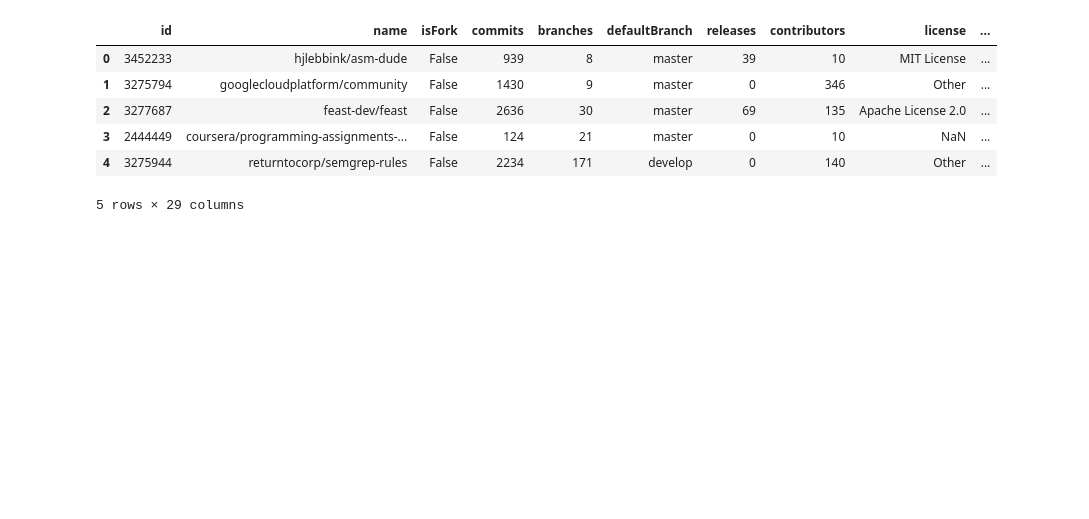
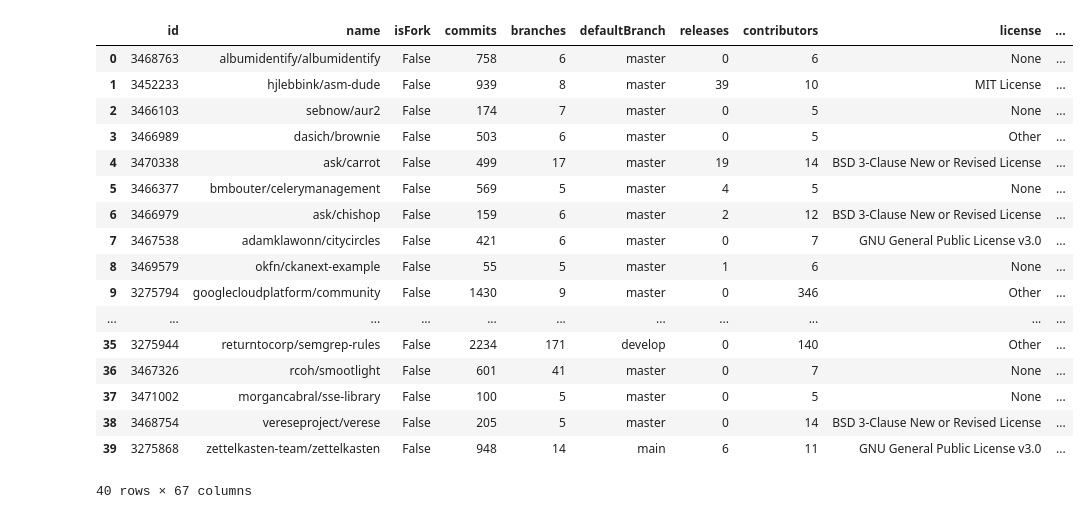
Before and after one commit to alihaider1264/sca-ml, a Jupyter notebook: Jupyter Notebooks/Testing/Python Dataset Testing Notebook.ipynb, the cells around one changed output. Cells and saved outputs as stored; diff of their text form; code cells hidden in the pictures; blank space fills up the shorter version.

Commit message:
Loads of Stuff, Actual Machine Learning

```diff
--- a/Jupyter Notebooks/Testing/Python Dataset Testing Notebook.ipynb
+++ b/Jupyter Notebooks/Testing/Python Dataset Testing Notebook.ipynb
@@ -5,9 +5,25 @@ import os
 import pandas as pd
 import matplotlib.pyplot as plt
 import seaborn as sns
+from tkinter import Variable
+import torch
+import torch.nn as nn
+import torch.nn.functional as F
+from sklearn import preprocessing
+import sklearn
+from sklearn.feature_extraction.text import CountVectorizer
+from sklearn.feature_extraction.text import TfidfTransformer
+from sklearn.model_selection import train_test_split
+from sklearn.metrics import accuracy_score
+from sklearn.metrics import confusion_matrix
+from sklearn.metrics import classification_report
+from sklearn.metrics import f1_score
+from sklearn.metrics import precision_score
+from sklearn.naive_bayes import MultinomialNB
+import time
 
 
-pathToDataCollectorDatabase = 'C:\\Users\\mcall\\Desktop\\test\\sca-ml\\Jupyter Notebooks\\Testing\\PythonTest\\'
+pathToDataCollectorDatabase = 'D:\\PythonTestSmall'
 # %%
 def searchFiles(path, fileformats):
     filesToDo = []
@@ -30,34 +46,38 @@ def searchFileName(path, fileName):
 # %%
 
 filesToIndex = searchFileName(pathToDataCollectorDatabase,"gitinfo.txt")
 #Create a dataframe that contains the data of the gitinfo.txt files
+import json
+import warnings
+warnings.filterwarnings('ignore')
+i=0
 #example of the gitinfo.txt file    {"id": 3452233, "name": "hjlebbink/asm-dude", "isFork": false, "commits": 939, "branches": 8, "defaultBranch": "master", "releases": 39, "contributors": 10, "license": "MIT License", "watchers": 762, "stargazers": 3906, "forks": 76, "size": 82262, "createdAt": "2016-02-19 03:43:23", "pushedAt": "2022-01-06 01:33:34", "updatedAt": "2022-01-08 08:02:49", "homepage": "", "mainLanguage": "Python", "totalIssues": 118, "openIssues": 32, "totalPullRequests": 13, "openPullRequests": 1, "lastCommit": "2021-12-07 08:47:07", "lastCommitSHA": "1e1e3dc2364e8ed549ba404868b6473ba435b25c", "hasWiki": true, "isArchived": false, "languages": {"Python": 4274689, "C#": 2554588, "C": 1311140, "C++": 644077, "Assembly": 164163, "Shell": 2764, "Go": 1779, "Batchfile": 410}, "labels": ["bug", "duplicate", "enhancement", "help wanted", "invalid", "question", "wontfix"]}
 df = pd.DataFrame(columns=['id', 'name', 'isFork', 'commits', 'branches', 'defaultBranch', 'releases', 'contributors', 'license', 'watchers', 'stargazers', 'forks', 'size', 'createdAt', 'pushedAt', 'updatedAt', 'homepage', 'mainLanguage', 'totalIssues', 'openIssues', 'totalPullRequests', 'openPullRequests', 'lastCommit', 'lastCommitSHA', 'hasWiki', 'isArchived', 'languages', 'labels' , 'path'])
 for file in filesToIndex:
-    dftemp = pd.read_json (pathToDataCollectorDatabase+file, lines=True)
-    #Proterly format the booleans
-    dftemp['isFork'] = dftemp['isFork'].astype('bool')
-    dftemp['hasWiki'] = dftemp['hasWiki'].astype('bool')
-    dftemp['isArchived'] = dftemp['isArchived'].astype('bool')
-    #Properly format the dates
-    dftemp['createdAt'] = pd.to_datetime(dftemp['createdAt'])
-    dftemp['pushedAt'] = pd.to_datetime(dftemp['pushedAt'])
-    dftemp['updatedAt'] = pd.to_datetime(dftemp['updatedAt'])
-    dftemp['lastCommit'] = pd.to_datetime(dftemp['lastCommit'])
-    #Properly format the languages
-    dftemp['languages'] = dftemp['languages'].astype('str')
-    #Properly format the labels
-    dftemp['labels'] = dftemp['labels'].astype('str')
-    #Add the path to the file
+    with open(pathToDataCollectorDatabase + file, 'r') as f:
+        d = json.load(f)
+    f.close()
+    dftemp = pd.json_normalize(d)
     dftemp['path'] = file.removesuffix('gitinfo.txt')
-    #Append the data to the dataframe
     df = pd.concat([df, dftemp], ignore_index=True)
-df.head()
+    i = i+1
+df
 # %% [output]
 |  | id | name | isFork | commits | branches | defaultBranch | releases | contributors | license | ... |
-| 0 | 3452233 | hjlebbink/asm-dude | False | 939 | 8 | master | 39 | 10 | MIT License | ... |
-| 1 | 3275794 | googlecloudplatform/community | False | 1430 | 9 | master | 0 | 346 | Other | ... |
-| 2 | 3277687 | feast-dev/feast | False | 2636 | 30 | master | 69 | 135 | Apache License 2.0 | ... |
-| 3 | 2444449 | coursera/programming-assignments-... | False | 124 | 21 | master | 0 | 10 | NaN | ... |
-| 4 | 3275944 | returntocorp/semgrep-rules | False | 2234 | 171 | develop | 0 | 140 | Other | ... |
+| 0 | 3468763 | albumidentify/albumidentify | False | 758 | 6 | master | 0 | 6 | None | ... |
+| 1 | 3452233 | hjlebbink/asm-dude | False | 939 | 8 | master | 39 | 10 | MIT License | ... |
+| 2 | 3466103 | sebnow/aur2 | False | 174 | 7 | master | 0 | 5 | None | ... |
+| 3 | 3466989 | dasich/brownie | False | 503 | 6 | master | 0 | 5 | Other | ... |
+| 4 | 3470338 | ask/carrot | False | 499 | 17 | master | 19 | 14 | BSD 3-Clause New or Revised License | ... |
+| 5 | 3466377 | bmbouter/celerymanagement | False | 569 | 5 | master | 4 | 5 | None | ... |
+| 6 | 3466979 | ask/chishop | False | 159 | 6 | master | 2 | 12 | BSD 3-Clause New or Revised License | ... |
+| 7 | 3467538 | adamklawonn/citycircles | False | 421 | 6 | master | 0 | 7 | GNU General Public License v3.0 | ... |
+| 8 | 3469579 | okfn/ckanext-example | False | 55 | 5 | master | 1 | 6 | None | ... |
+| 9 | 3275794 | googlecloudplatform/community | False | 1430 | 9 | master | 0 | 346 | Other | ... |
+| ... | ... | ... | ... | ... | ... | ... | ... | ... | ... | ... |
+| 35 | 3275944 | returntocorp/semgrep-rules | False | 2234 | 171 | develop | 0 | 140 | Other | ... |
+| 36 | 3467326 | rcoh/smootlight | False | 601 | 41 | master | 0 | 7 | None | ... |
+| 37 | 3471002 | morgancabral/sse-library | False | 100 | 5 | master | 0 | 5 | None | ... |
+| 38 | 3468754 | vereseproject/verese | False | 205 | 5 | master | 0 | 14 | BSD 3-Clause New or Revised License | ... |
+| 39 | 3275868 | zettelkasten-team/zettelkasten | False | 948 | 14 | main | 6 | 11 | GNU General Public License v3.0 | ... |
-5 rows × 29 columns
+40 rows × 67 columns
```
Also changed, not shown: parts of 9 cells of this notebook.
